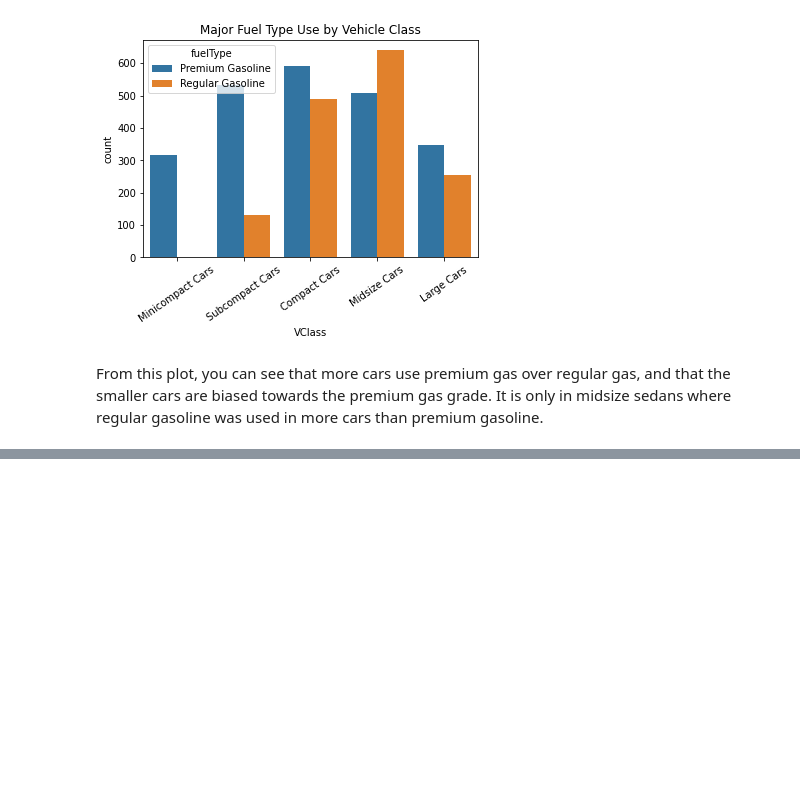
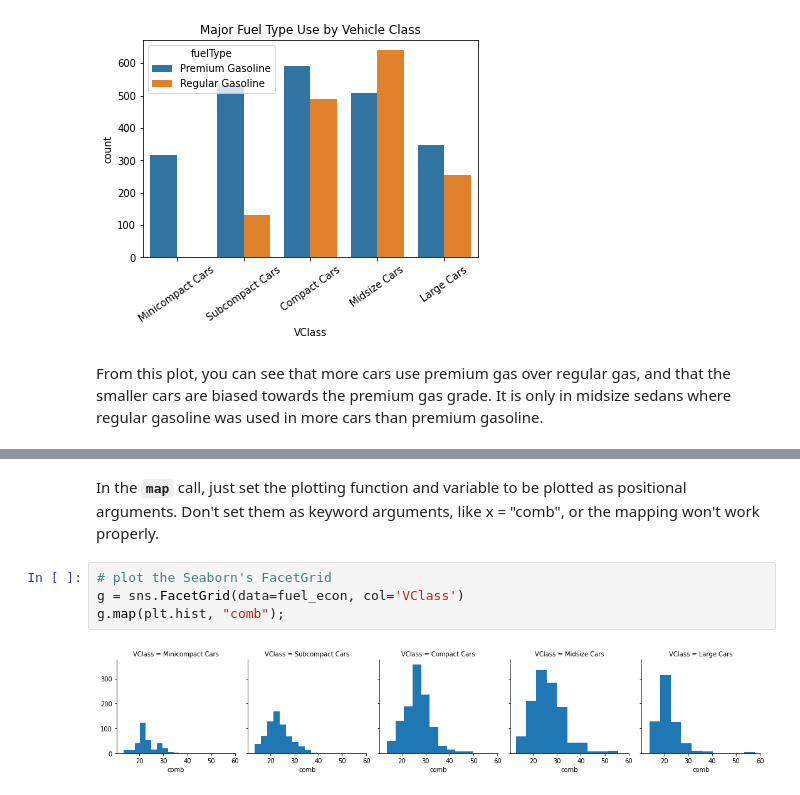
Before and after one commit to EsosaOrumwese/ALX-T-Nanodegree, a Jupyter notebook: Data Analytics/3. Data Visualization/Practice Notebook.ipynb, the cells around one changed output, grey strips where cells are left out. Cells and saved outputs as stored; diff of their text form; blank space fills up the shorter version.

```diff
--- a/Data Analytics/3. Data Visualization/Practice Notebook.ipynb
+++ b/Data Analytics/3. Data Visualization/Practice Notebook.ipynb
@@ -945,0 +951,8 @@ From this plot, you can see that more cars use premium gas over regular gas, and
+# %% [markdown]
+In the **`map`** call, just set the plotting function and variable to be plotted as positional arguments. Don't set them as keyword arguments, like x = "comb", or the mapping won't work properly.
+# %%
+# plot the Seaborn's FacetGrid
+g = sns.FacetGrid(data=fuel_econ, col='VClass')
+g.map(plt.hist, "comb");
+# %% [output]
+[figure, added]
```
Also changed, not shown: parts of 20 cells of this notebook.
